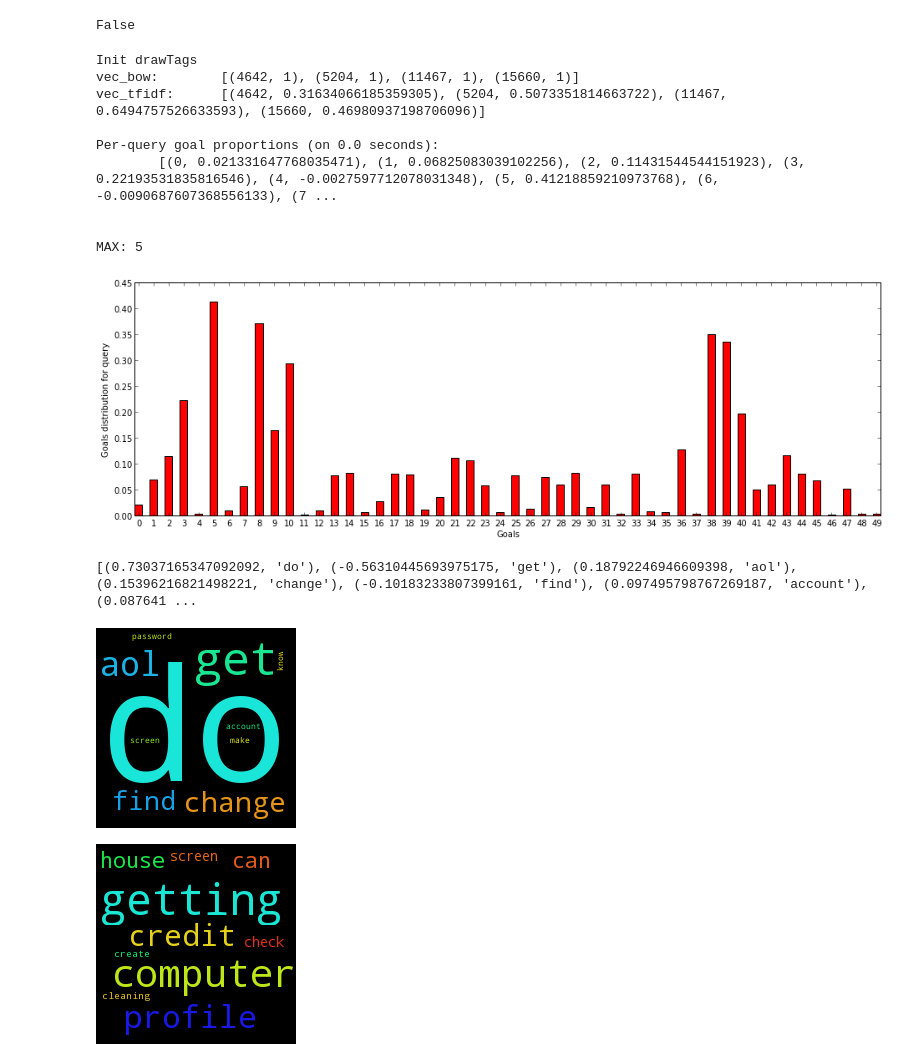
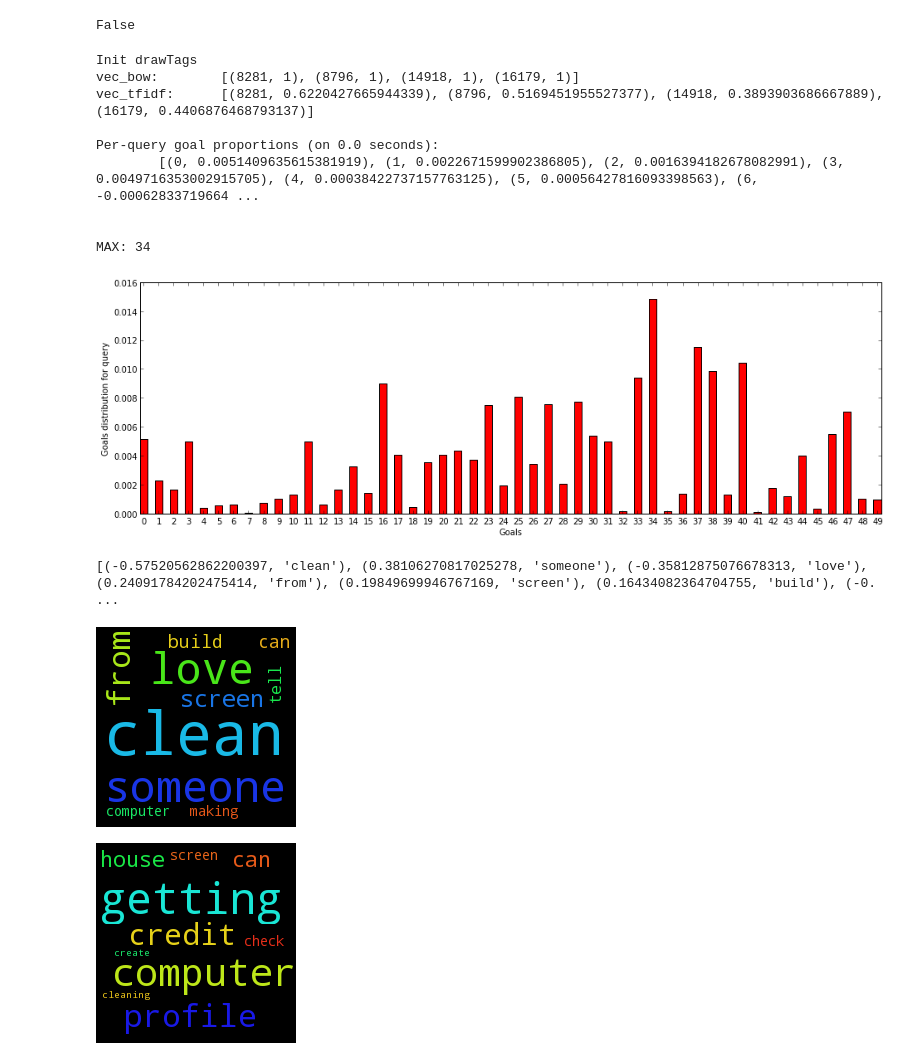
Before and after one commit to ljsou/QueryAnalyzer, a Jupyter notebook: UserQuery/LSA-Generic-Goals-QueryAnalizer.ipynb, the cells around one changed output. Saved outputs shown, nothing was run; the diff lists cells and outputs as text; code cells hidden in the pictures.

```diff
--- a/UserQuery/LSA-Generic-Goals-QueryAnalizer.ipynb
+++ b/UserQuery/LSA-Generic-Goals-QueryAnalizer.ipynb
@@ -24,24 +24,24 @@ False
 # %%
 import generic_gomo as g
 import lsamodel as lsam
 from IPython.core.display import Image
 
-query = "how do I change my profile on aol"
+query = "how to warm up your fish tank water"
 g.LSI(dictionary, tfidf, lsi, query, model_path)
 Image(filename = model_path + 'lsa-image.png')
 # %% [output]
 Init drawTags
-vec_bow:        [(4642, 1), (5204, 1), (11467, 1), (15660, 1)]
-vec_tfidf:      [(4642, 0.31634066185359305), (5204, 0.5073351814663722), (11467, 0.6494757526633593), (15660, 0.46980937198706096)]
+vec_bow:        [(8281, 1), (8796, 1), (14918, 1), (16179, 1)]
+vec_tfidf:      [(8281, 0.6220427665944339), (8796, 0.5169451955527377), (14918, 0.3893903686667889), (16179, 0.4406876468793137)]
 
 Per-query goal proportions (on 0.0 seconds):
-        [(0, 0.021331647768035471), (1, 0.06825083039102256), (2, 0.11431544544151923), (3, 0.22193531835816546), (4, -0.0027597712078031348), (5, 0.41218859210973768), (6, -0.0090687607368556133), (7 ...
+        [(0, 0.0051409635615381919), (1, 0.0022671599902386805), (2, 0.0016394182678082991), (3, 0.0049716353002915705), (4, 0.00038422737157763125), (5, 0.00056427816093398563), (6, -0.00062833719664 ...
 
 
-MAX: 5
+MAX: 34
-[figure, old version]
+[figure, new version]
-[(0.73037165347092092, 'do'), (-0.56310445693975175, 'get'), (0.18792246946609398, 'aol'), (0.15396216821498221, 'change'), (-0.10183233807399161, 'find'), (0.097495798767269187, 'account'), (0.087641 ...
+[(-0.57520562862200397, 'clean'), (0.38106270817025278, 'someone'), (-0.35812875076678313, 'love'), (0.24091784202475414, 'from'), (0.19849699946767169, 'screen'), (0.16434082364704755, 'build'), (-0. ...
-[figure, old version]
+[figure, new version]
 # %%
 import goal_estimator as ge
 g.draw_goal(lsi,38)
```
Also changed, not shown: parts of 1 cell of this notebook, 4 other files.
